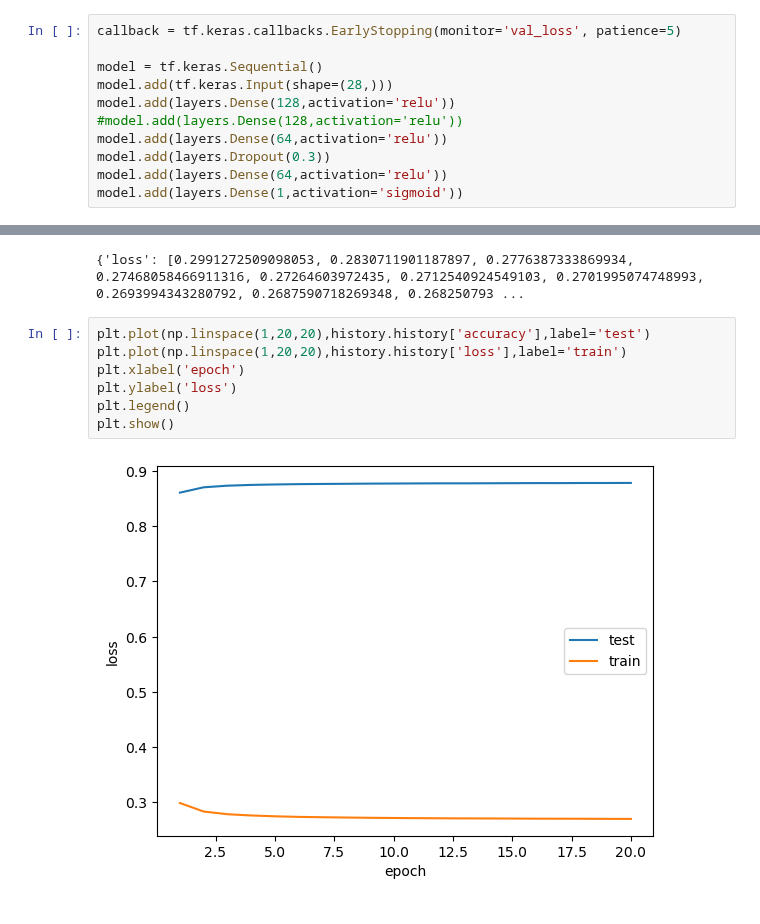
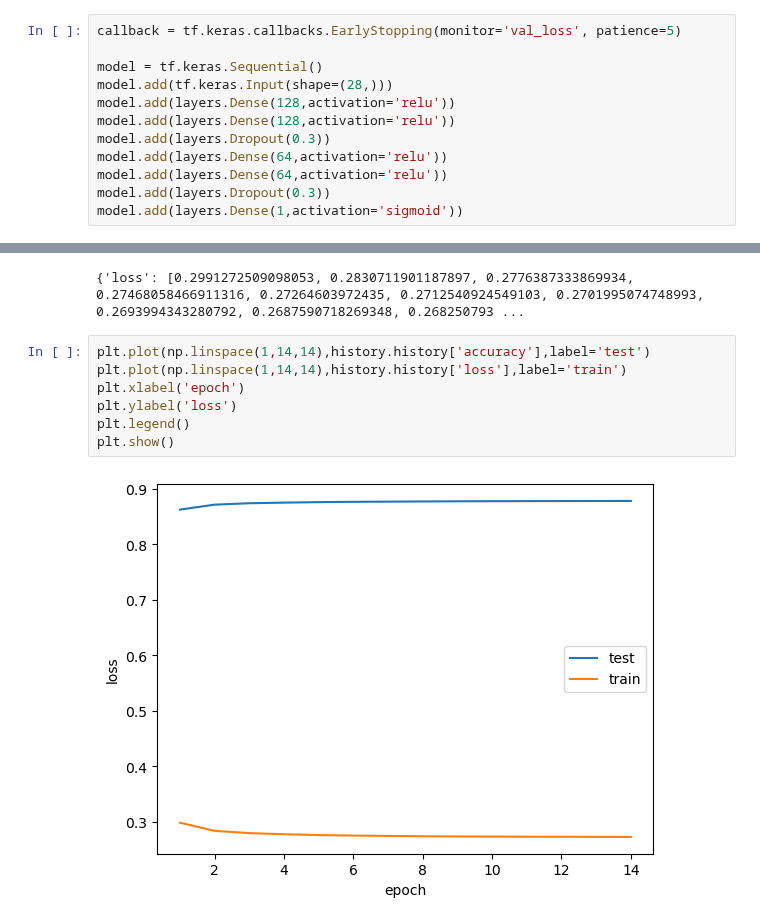
Before and after one commit to taddbackus/qtw, a Jupyter notebook: CS6/cs6V1.ipynb, the cells around one changed output, grey strips where cells are left out. Cells and saved outputs as stored; diff of their text form.

Commit message:
new model and roc

```diff
--- a/CS6/cs6V1.ipynb
+++ b/CS6/cs6V1.ipynb
@@ -56,10 +57,11 @@ callback = tf.keras.callbacks.EarlyStopping(monitor='val_loss', patience=5)
 model = tf.keras.Sequential()
 model.add(tf.keras.Input(shape=(28,)))
 model.add(layers.Dense(128,activation='relu'))
-#model.add(layers.Dense(128,activation='relu'))
+model.add(layers.Dense(128,activation='relu'))
+model.add(layers.Dropout(0.3))
+model.add(layers.Dense(64,activation='relu'))
 model.add(layers.Dense(64,activation='relu'))
 model.add(layers.Dropout(0.3))
-model.add(layers.Dense(64,activation='relu'))
 model.add(layers.Dense(1,activation='sigmoid'))
 # %%
 model.compile(optimizer=tf.keras.optimizers.Adam(),
@@ -100,11 +102,11 @@ print(history.history)
 # %% [output]
 {'loss': [0.2991272509098053, 0.2830711901187897, 0.2776387333869934, 0.27468058466911316, 0.27264603972435, 0.2712540924549103, 0.2701995074748993, 0.2693994343280792, 0.2687590718269348, 0.268250793 ...
 # %%
-plt.plot(np.linspace(1,20,20),history.history['accuracy'],label='test')
-plt.plot(np.linspace(1,20,20),history.history['loss'],label='train')
+plt.plot(np.linspace(1,14,14),history.history['accuracy'],label='test')
+plt.plot(np.linspace(1,14,14),history.history['loss'],label='train')
 plt.xlabel('epoch')
 plt.ylabel('loss')
 plt.legend()
 plt.show()
 # %% [output]
-[figure, old version]
+[figure, new version]
```
Also changed, not shown: parts of 6 cells of this notebook.
